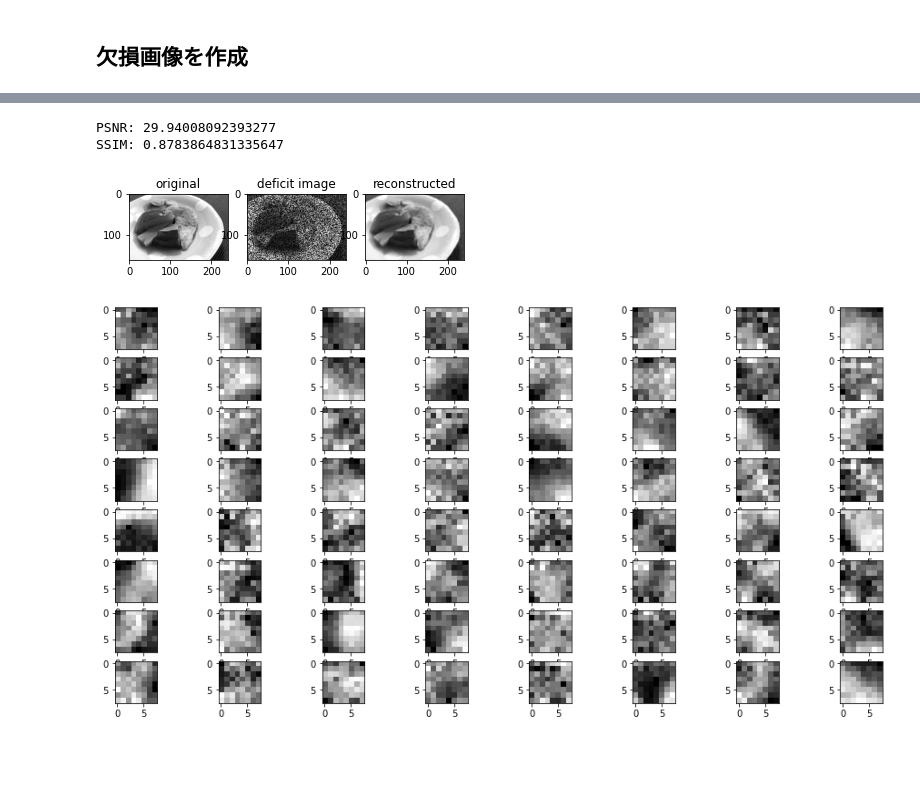
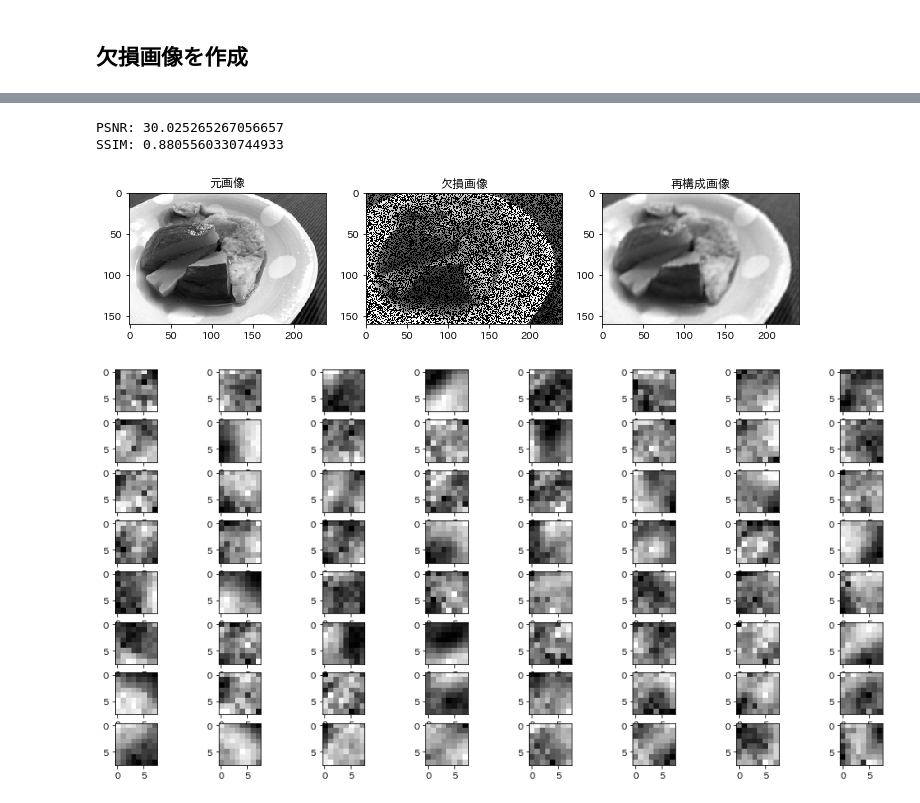
Before and after one commit to hacarus/codezine-sparse-modeling, a Jupyter notebook: 5/inpainting.ipynb, the cells around one changed output, grey strips where cells are left out. Cells and saved outputs as stored; diff of their text form; code cells hidden in the pictures; blank space fills up the shorter version.

```diff
--- a/5/inpainting.ipynb
+++ b/5/inpainting.ipynb
@@ -10,6 +10,8 @@ from PIL import Image
 %load_ext autoreload
 %autoreload 1
 
+plt.rcParams["font.family"] = "IPAexGothic"
+
 import warnings
 warnings.filterwarnings('ignore')
 # %% [output]
@@ -71,26 +76,27 @@ reconstructed_img = reconstructed_img.astype(np.uint8)
 # %%
 from skimage.metrics import peak_signal_noise_ratio as compare_psnr
 from skimage.metrics import structural_similarity as compare_ssim
 
 # 結果の表示
+plt.figure(figsize=(12, 4))
 plt.subplot(1,3,1)
 plt.imshow(img, cmap='gray')
-plt.title("original")
+plt.title("元画像")
 plt.subplot(1,3,2)
 plt.imshow(deficit_img, cmap='gray')
-plt.title("deficit image")
+plt.title("欠損画像")
 plt.subplot(1,3,3)
 plt.imshow(reconstructed_img, cmap='gray')
-plt.title("reconstructed")
+plt.title("再構成画像")
 plt.savefig("./img/result/inpainting.png")
 
 
 print("PSNR:", compare_psnr(img, reconstructed_img))
 print("SSIM:", compare_ssim(img, reconstructed_img))
 # %% [output]
-PSNR: 29.94008092393277
-SSIM: 0.8783864831335647
+PSNR: 30.025265267056657
+SSIM: 0.8805560330744933
-[figure, old version]
+[figure, new version]
 # %%
 # 学習して得られた辞書の表示
 plt.figure(figsize=(16, 8))
@@ -99,4 +105,4 @@ for i, base in enumerate(D):
     plt.imshow(base.reshape(patch_size), 'gray')
 plt.savefig("./img/result/image_dictionary.png")
 # %% [output]
-[figure, old version]
+[figure, new version]
```
Also changed, not shown: parts of 3 cells of this notebook, 2 other files.
